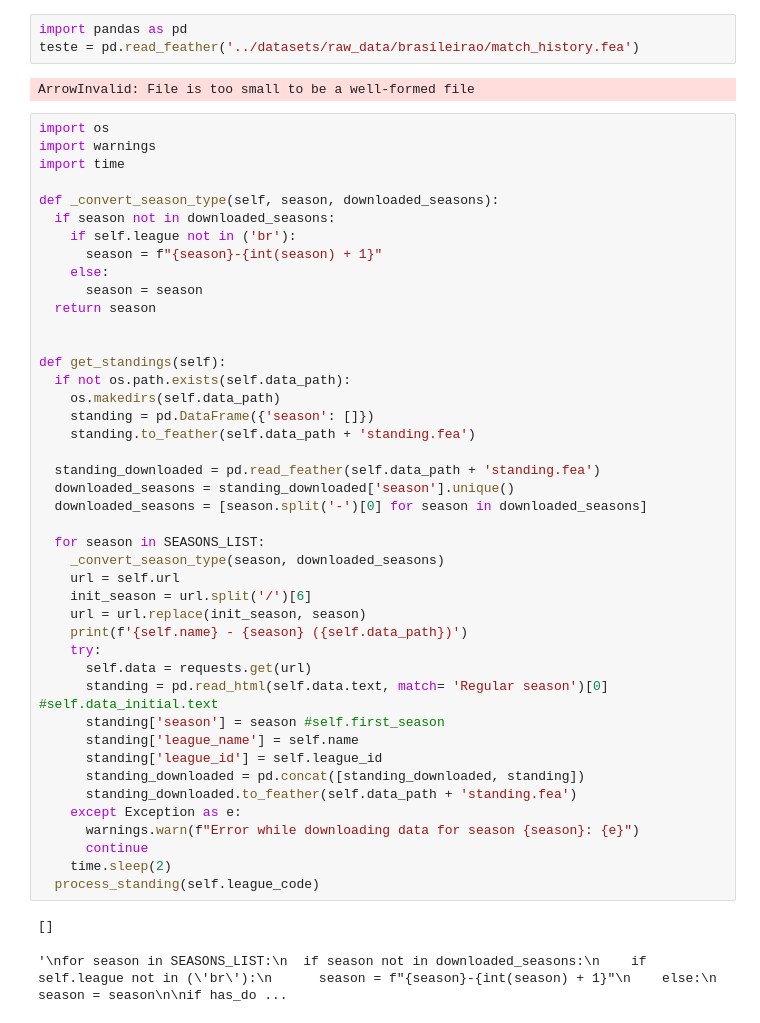
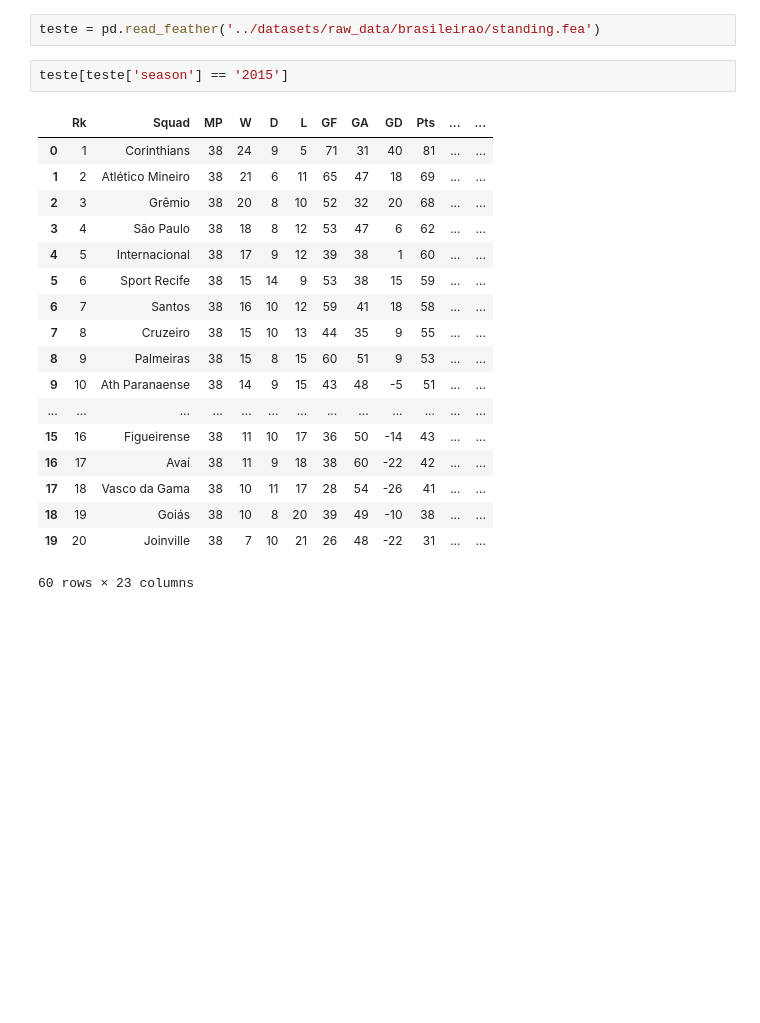
Before and after one commit to salvnetto/GOALS, a Jupyter notebook: notebooks/code_test.ipynb, the cells around one changed output. Drawn from its saved outputs; the diff is of its cells as text; blank space fills up the shorter version.

```diff
--- a/notebooks/code_test.ipynb
+++ b/notebooks/code_test.ipynb
@@ -32,51 +1,23 @@ html[0]
 # %%
-import pandas as pd
-teste = pd.read_feather('../datasets/raw_data/brasileirao/match_history.fea')
+teste = pd.read_feather('../datasets/raw_data/brasileirao/standing.fea')
-# %% [output]
-ArrowInvalid: File is too small to be a well-formed file
-# %%
-import os
-import warnings
-import time
-
-def _convert_season_type(self, season, downloaded_seasons):
-  if season not in downloaded_seasons:
-    if self.league not in ('br'):
-      season = f"{season}-{int(season) + 1}"
-    else:
-      season = season
-  return season
-
-
-def get_standings(self):
-  if not os.path.exists(self.data_path):
-    os.makedirs(self.data_path)
-    standing = pd.DataFrame({'season': []})
-    standing.to_feather(self.data_path + 'standing.fea')
-
-  standing_downloaded = pd.read_feather(self.data_path + 'standing.fea')
-  downloaded_seasons = standing_downloaded['season'].unique()
-  downloaded_seasons = [season.split('-')[0] for season in downloaded_seasons]
-
-  for season in SEASONS_LIST:
-    _convert_season_type(season, downloaded_seasons)
-    url = self.url
-    init_season = url.split('/')[6]
-    url = url.replace(init_season, season)
-    print(f'{self.name} - {season} ({self.data_path})')
-    try:
-      self.data = requests.get(url)
-      standing = pd.read_html(self.data.text, match= 'Regular season')[0] #self.data_initial.text
-      standing['season'] = season #self.first_season
-      standing['league_name'] = self.name
-      standing['league_id'] = self.league_id
-      standing_downloaded = pd.concat([standing_downloaded, standing])
-      standing_downloaded.to_feather(self.data_path + 'standing.fea')
-    except Exception as e:
-      warnings.warn(f"Error while downloading data for season {season}: {e}")
-      continue
-    time.sleep(2)
-  process_standing(self.league_code)
-# %% [output]
-[]
-'\nfor season in SEASONS_LIST:\n  if season not in downloaded_seasons:\n    if self.league not in (\'br\'):\n      season = f"{season}-{int(season) + 1}"\n    else:\n      season = season\n\nif has_do ...
+# %%
+teste[teste['season'] == '2015']
+# %% [output]
+|  | Rk | Squad | MP | W | D | L | GF | GA | GD | Pts | ... | ... |
+| 0 | 1 | Corinthians | 38 | 24 | 9 | 5 | 71 | 31 | 40 | 81 | ... | ... |
+| 1 | 2 | Atlético Mineiro | 38 | 21 | 6 | 11 | 65 | 47 | 18 | 69 | ... | ... |
+| 2 | 3 | Grêmio | 38 | 20 | 8 | 10 | 52 | 32 | 20 | 68 | ... | ... |
+| 3 | 4 | São Paulo | 38 | 18 | 8 | 12 | 53 | 47 | 6 | 62 | ... | ... |
+| 4 | 5 | Internacional | 38 | 17 | 9 | 12 | 39 | 38 | 1 | 60 | ... | ... |
+| 5 | 6 | Sport Recife | 38 | 15 | 14 | 9 | 53 | 38 | 15 | 59 | ... | ... |
+| 6 | 7 | Santos | 38 | 16 | 10 | 12 | 59 | 41 | 18 | 58 | ... | ... |
+| 7 | 8 | Cruzeiro | 38 | 15 | 10 | 13 | 44 | 35 | 9 | 55 | ... | ... |
+| 8 | 9 | Palmeiras | 38 | 15 | 8 | 15 | 60 | 51 | 9 | 53 | ... | ... |
+| 9 | 10 | Ath Paranaense | 38 | 14 | 9 | 15 | 43 | 48 | -5 | 51 | ... | ... |
+| ... | ... | ... | ... | ... | ... | ... | ... | ... | ... | ... | ... | ... |
+| 15 | 16 | Figueirense | 38 | 11 | 10 | 17 | 36 | 50 | -14 | 43 | ... | ... |
+| 16 | 17 | Avaí | 38 | 11 | 9 | 18 | 38 | 60 | -22 | 42 | ... | ... |
+| 17 | 18 | Vasco da Gama | 38 | 10 | 11 | 17 | 28 | 54 | -26 | 41 | ... | ... |
+| 18 | 19 | Goiás | 38 | 10 | 8 | 20 | 39 | 49 | -10 | 38 | ... | ... |
+| 19 | 20 | Joinville | 38 | 7 | 10 | 21 | 26 | 48 | -22 | 31 | ... | ... |
+60 rows × 23 columns
```
Also changed, not shown: parts of 5 cells of this notebook, 6 other files.
